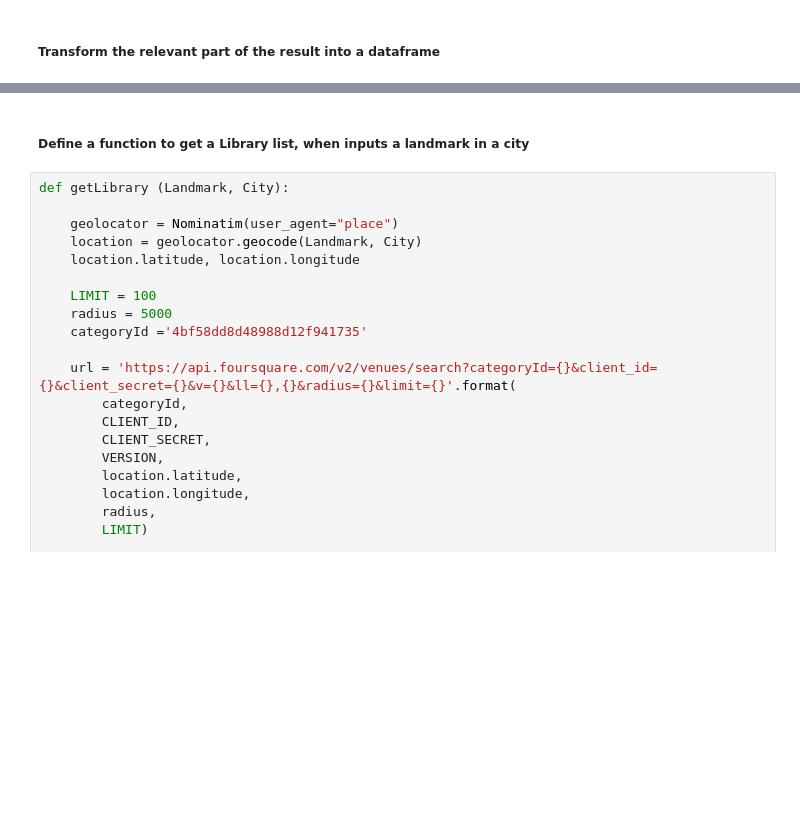
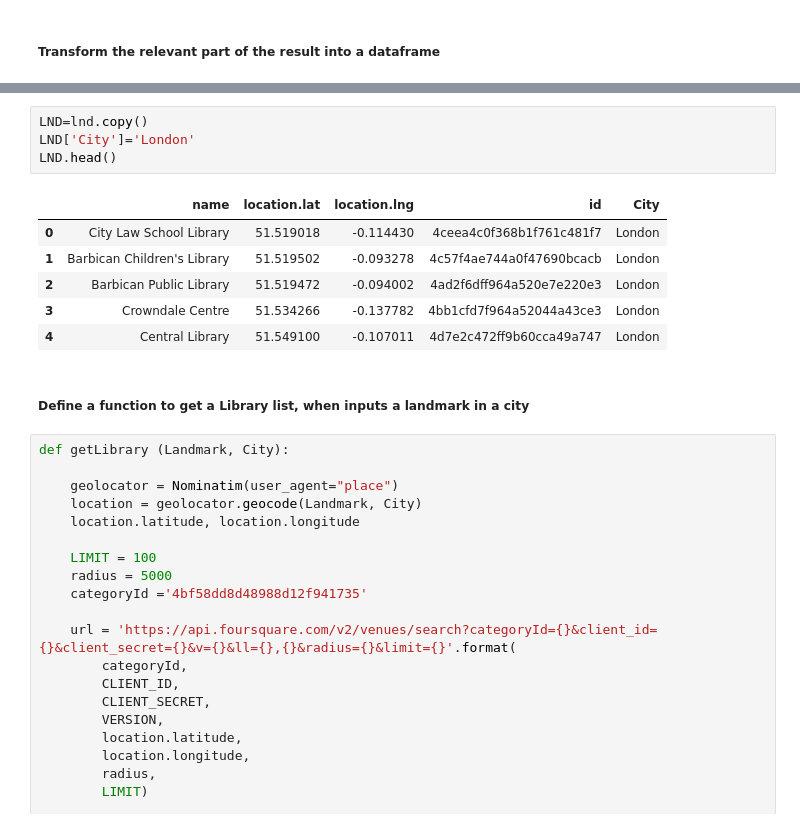
Before and after one commit to NamiF/library_project, a Jupyter notebook: NF_livelier_libraries.ipynb, the cells around one changed output, grey strips where cells are left out. Drawn from its saved outputs; the diff is of its cells as text; blank space fills up the shorter version.

```diff
--- a/NF_livelier_libraries.ipynb
+++ b/NF_livelier_libraries.ipynb
@@ -121,3 +105,14 @@ lnd.head()
+# %%
+LND=lnd.copy()
+LND['City']='London'
+LND.head()
+# %% [output]
+|  | name | location.lat | location.lng | id | City |
+| 0 | City Law School Library | 51.519018 | -0.114430 | 4ceea4c0f368b1f761c481f7 | London |
+| 1 | Barbican Children's Library | 51.519502 | -0.093278 | 4c57f4ae744a0f47690bcacb | London |
+| 2 | Barbican Public Library | 51.519472 | -0.094002 | 4ad2f6dff964a520e7e220e3 | London |
+| 3 | Crowndale Centre | 51.534266 | -0.137782 | 4bb1cfd7f964a52044a43ce3 | London |
+| 4 | Central Library | 51.549100 | -0.107011 | 4d7e2c472ff9b60cca49a747 | London |
 # %% [markdown]
 ##### Define a function to get a Library list, when inputs a landmark in a city
 # %%
```
Also changed, not shown: parts of 25 cells of this notebook, 1 other file.
